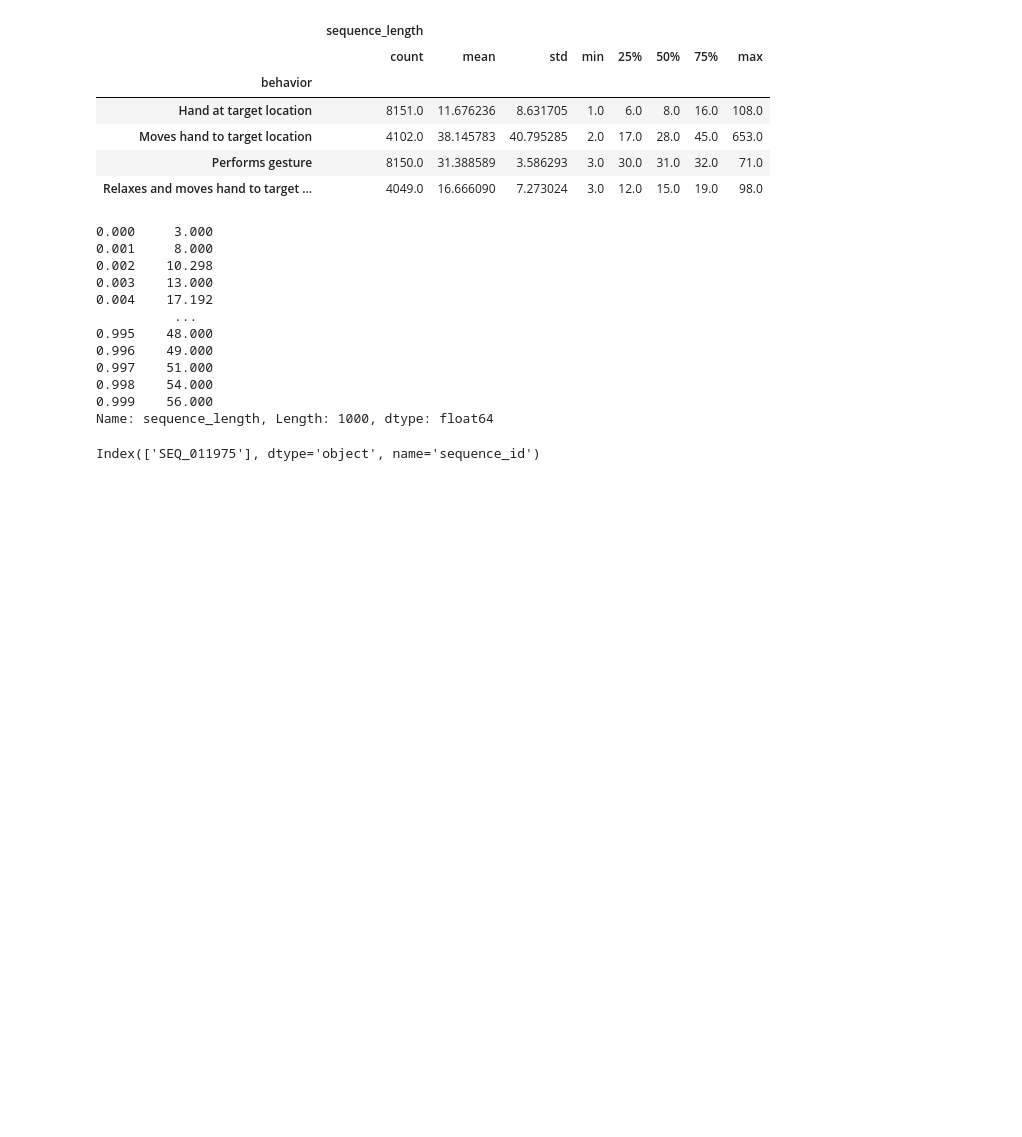
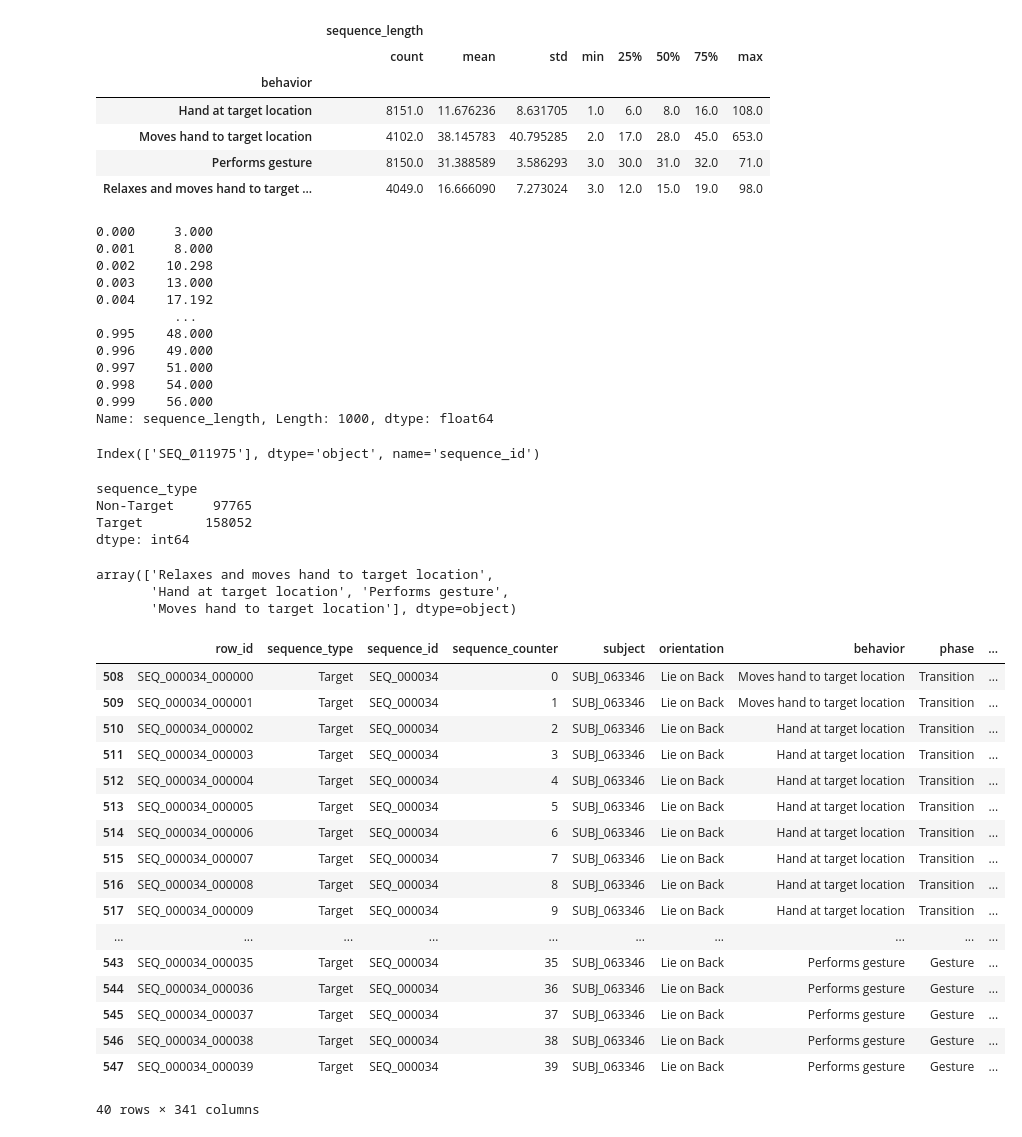
Before and after one commit to aamster/behavior_repeated_actions, a Jupyter notebook: scripts/eda.ipynb, the cells around one changed output. Drawn from its saved outputs; the diff is of its cells as text; code cells hidden in the pictures; blank space fills up the shorter version.

```diff
--- a/scripts/eda.ipynb
+++ b/scripts/eda.ipynb
@@ -226,3 +245,37 @@ contains_gesture = data.groupby('sequence_id')['behavior'].apply(lambda x: 'Perf
 contains_gesture[~contains_gesture].index
 # %% [output]
 Index(['SEQ_011975'], dtype='object', name='sequence_id')
+# %%
+data[data['behavior'] == 'Performs gesture'].groupby('sequence_type').size()
+# %% [output]
+sequence_type
+Non-Target     97765
+Target        158052
+dtype: int64
+# %%
+data['behavior'].unique()
+# %% [output]
+array(['Relaxes and moves hand to target location',
+       'Hand at target location', 'Performs gesture',
+       'Moves hand to target location'], dtype=object)
+# %%
+data[data['sequence_id'] == 'SEQ_000034']
+# %% [output]
+|  | row_id | sequence_type | sequence_id | sequence_counter | subject | orientation | behavior | phase | ... |
+| 508 | SEQ_000034_000000 | Target | SEQ_000034 | 0 | SUBJ_063346 | Lie on Back | Moves hand to target location | Transition | ... |
+| 509 | SEQ_000034_000001 | Target | SEQ_000034 | 1 | SUBJ_063346 | Lie on Back | Moves hand to target location | Transition | ... |
+| 510 | SEQ_000034_000002 | Target | SEQ_000034 | 2 | SUBJ_063346 | Lie on Back | Hand at target location | Transition | ... |
+| 511 | SEQ_000034_000003 | Target | SEQ_000034 | 3 | SUBJ_063346 | Lie on Back | Hand at target location | Transition | ... |
+| 512 | SEQ_000034_000004 | Target | SEQ_000034 | 4 | SUBJ_063346 | Lie on Back | Hand at target location | Transition | ... |
+| 513 | SEQ_000034_000005 | Target | SEQ_000034 | 5 | SUBJ_063346 | Lie on Back | Hand at target location | Transition | ... |
+| 514 | SEQ_000034_000006 | Target | SEQ_000034 | 6 | SUBJ_063346 | Lie on Back | Hand at target location | Transition | ... |
+| 515 | SEQ_000034_000007 | Target | SEQ_000034 | 7 | SUBJ_063346 | Lie on Back | Hand at target location | Transition | ... |
+| 516 | SEQ_000034_000008 | Target | SEQ_000034 | 8 | SUBJ_063346 | Lie on Back | Hand at target location | Transition | ... |
+| 517 | SEQ_000034_000009 | Target | SEQ_000034 | 9 | SUBJ_063346 | Lie on Back | Hand at target location | Transition | ... |
+| ... | ... | ... | ... | ... | ... | ... | ... | ... | ... |
+| 543 | SEQ_000034_000035 | Target | SEQ_000034 | 35 | SUBJ_063346 | Lie on Back | Performs gesture | Gesture | ... |
+| 544 | SEQ_000034_000036 | Target | SEQ_000034 | 36 | SUBJ_063346 | Lie on Back | Performs gesture | Gesture | ... |
+| 545 | SEQ_000034_000037 | Target | SEQ_000034 | 37 | SUBJ_063346 | Lie on Back | Performs gesture | Gesture | ... |
+| 546 | SEQ_000034_000038 | Target | SEQ_000034 | 38 | SUBJ_063346 | Lie on Back | Performs gesture | Gesture | ... |
+| 547 | SEQ_000034_000039 | Target | SEQ_000034 | 39 | SUBJ_063346 | Lie on Back | Performs gesture | Gesture | ... |
+40 rows × 341 columns
```
Also changed, not shown: parts of 1 cell of this notebook, 6 other files.
